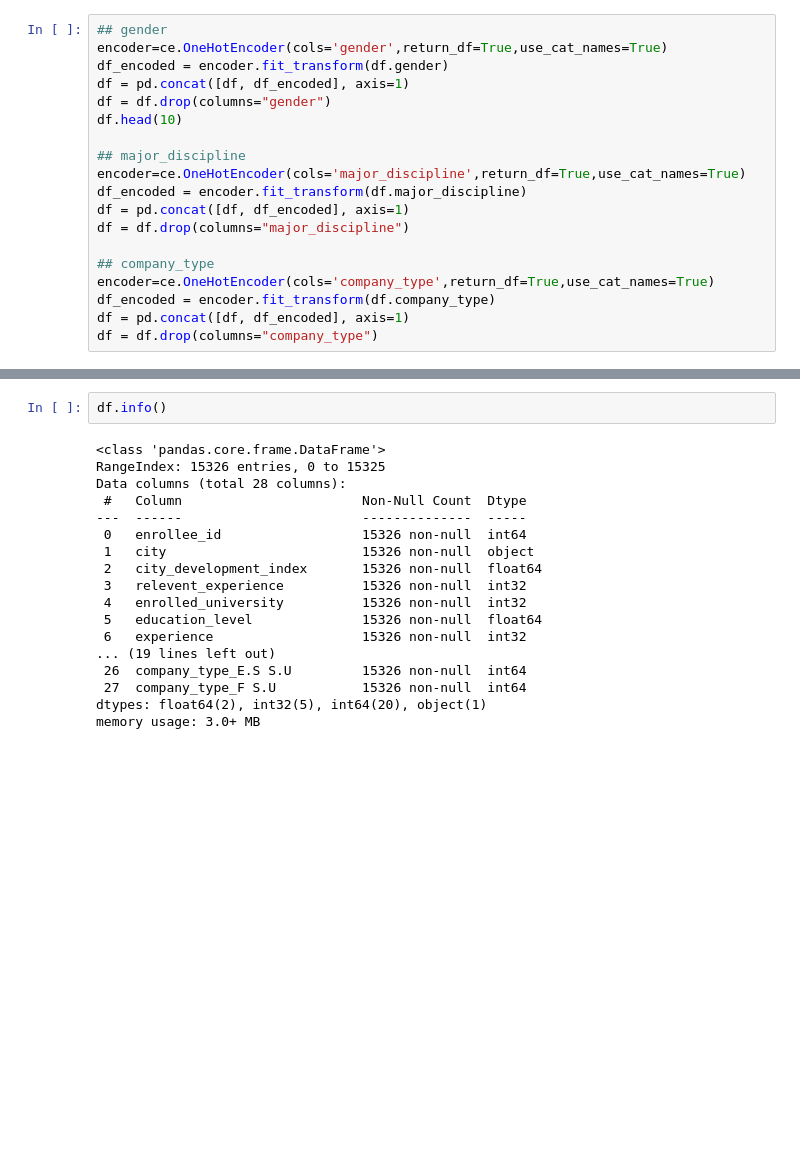
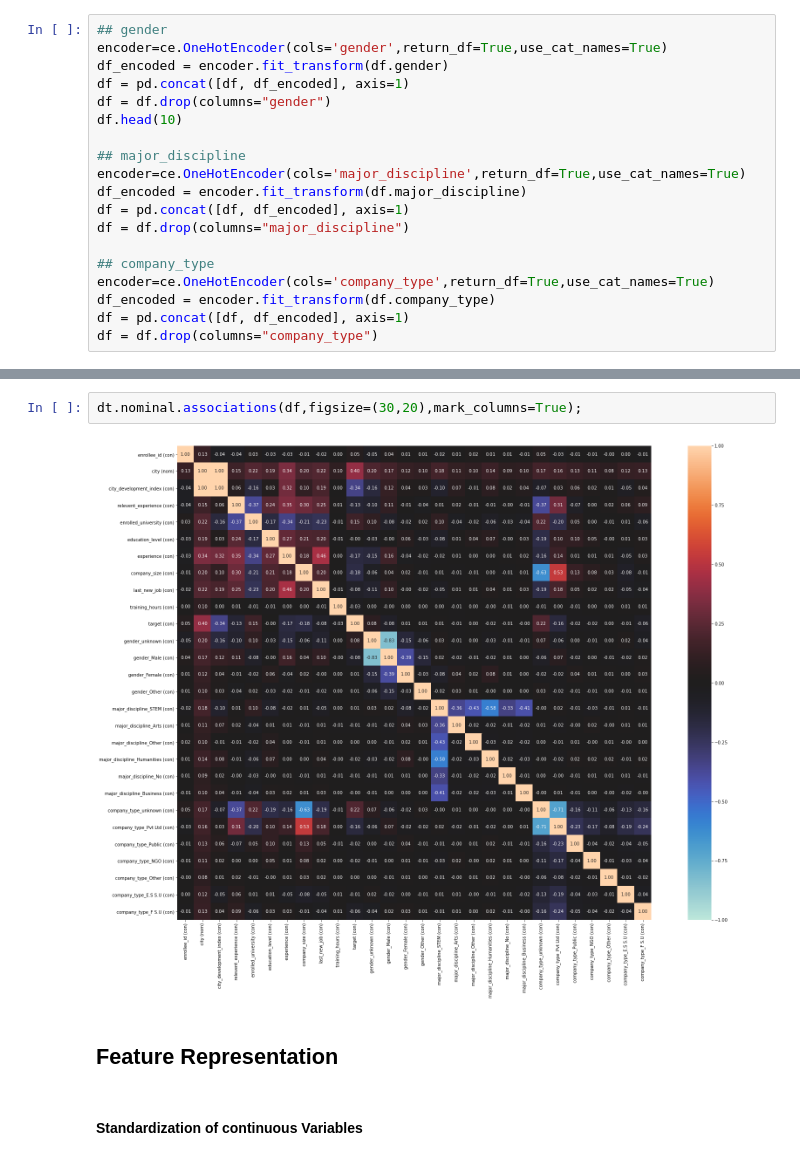
Before and after one commit to yuvalazu/ML---Course, a Jupyter notebook: Machine Learning Project 1.ipynb, the cells around one changed output, grey strips where cells are left out. Saved outputs shown, nothing was run; the diff lists cells and outputs as text; blank space fills up the shorter version.

```diff
--- a/Machine Learning Project 1.ipynb
+++ b/Machine Learning Project 1.ipynb
@@ -374,20 +365,8 @@ df.head(20)
-# %%
-df.info()
-# %% [output]
-<class 'pandas.core.frame.DataFrame'>
-RangeIndex: 15326 entries, 0 to 15325
-Data columns (total 28 columns):
- #   Column                       Non-Null Count  Dtype
----  ------                       --------------  -----
- 0   enrollee_id                  15326 non-null  int64
- 1   city                         15326 non-null  object
- 2   city_development_index       15326 non-null  float64
- 3   relevent_experience          15326 non-null  int32
- 4   enrolled_university          15326 non-null  int32
- 5   education_level              15326 non-null  float64
- 6   experience                   15326 non-null  int32
-... (19 lines left out)
- 26  company_type_E.S S.U         15326 non-null  int64
- 27  company_type_F S.U           15326 non-null  int64
-dtypes: float64(2), int32(5), int64(20), object(1)
-memory usage: 3.0+ MB
+# %%
+dt.nominal.associations(df,figsize=(30,20),mark_columns=True);
+# %% [output]
+[figure, added]
+# %% [markdown]
+## Feature Representation
+# %% [markdown]
+#### Standardization of  continuous Variables
```
Also changed, not shown: parts of 18 cells of this notebook.
